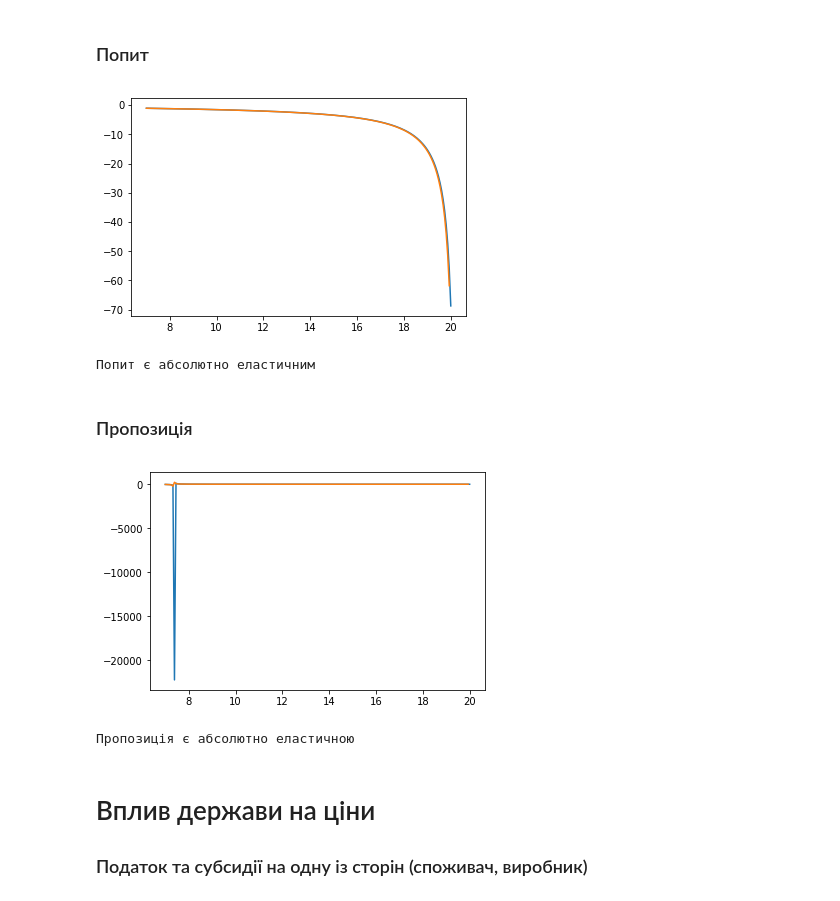
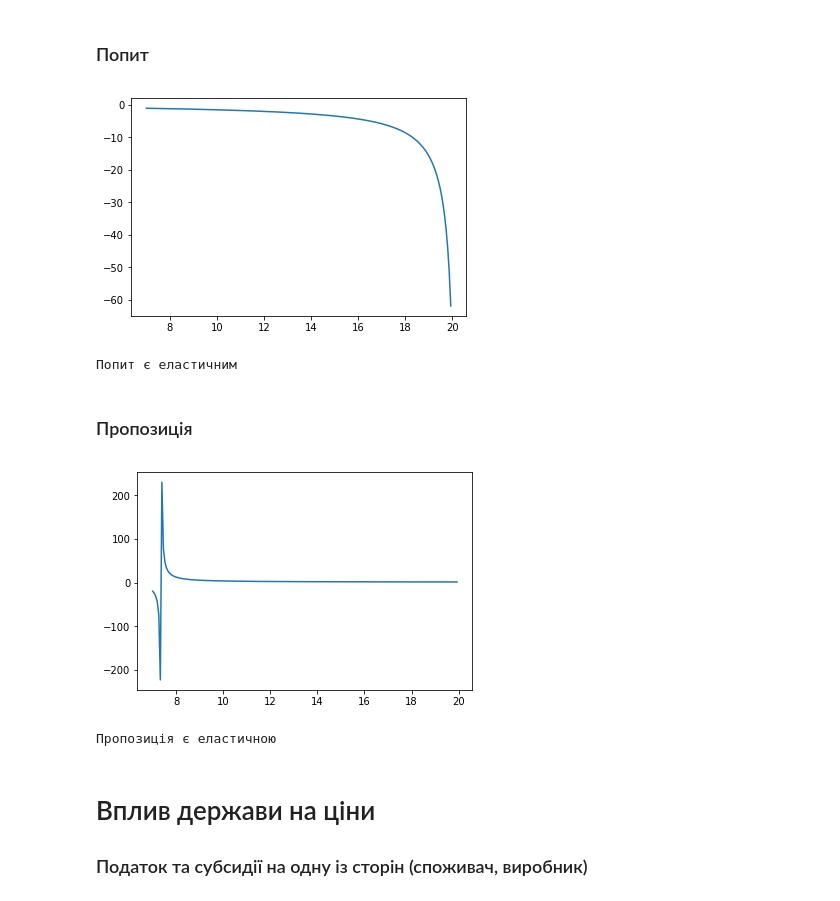
Before and after one commit to Sgeg/Labs, a Jupyter notebook: EkoMod/Lab1/Lab1.ipynb, the cells around one changed output. Drawn from its saved outputs; the diff is of its cells as text; code cells hidden in the pictures.

```diff
--- a/EkoMod/Lab1/Lab1.ipynb
+++ b/EkoMod/Lab1/Lab1.ipynb
@@ -115,14 +115,18 @@ class QModel:
         # lambdified elasticity function for faster usage
         self.elasticity = lambdify(self._P, self._elasticity)
 
+        #Definitions for pretty output
+        self._pretty_Q_f = round(self._regression.coef_[0], 2) * self.f(self._P) + round(self._regression.coef_[1], 2)
+        self._pretty_elasticity = sympy.diff(self._pretty_Q_f, self._P) * self._P / self._pretty_Q_f
+
     def pretty_print(self):
-        return sympy.Eq(self._Q, round(self._regression.coef_[0], 2) * self.f(self._P) + round(self._regression.coef_[1], 2))
+        return sympy.Eq(self._Q, self._pretty_Q_f)
 
     def pretty_print_elasticity(self):
-        return sympy.Eq(self._E, self._elasticity)
+        return sympy.Eq(self._E, self._pretty_elasticity)
 
     def __call__(self, P):
-        return self.Q_f(P)
+        return self.Q_f(np.array(P))
 
 
     def arc_elasticity(self, P): # returns len(values) - 1 numbers
@@ -210,27 +222,25 @@ print("Точка ринкової рівноваги {}стабільна".form
 # %% [markdown]
 ### Попит
 # %%
-plt.plot(prices, Q_d.elasticity(prices))
 plt.plot(prices[:-1], Q_d.arc_elasticity(prices))
 plt.show()
 # %% [output]
-[figure, old version]
+[figure, new version]
 # %%
-print("Попит {}є абсолютно еластичним".format("" if np.all(abs(Q_d.arc_elasticity(prices)) > 1) else "не "))
+print("Попит {}є еластичним".format("" if np.all(abs(Q_d.arc_elasticity(prices)) > 1) else "не "))
 # %% [output]
-Попит є абсолютно еластичним
+Попит є еластичним
 # %% [markdown]
 ### Пропозиція
 # %%
-plt.plot(prices, Q_s.elasticity(prices))
 plt.plot(prices[:-1], Q_s.arc_elasticity(prices))
 plt.show()
 # %% [output]
-[figure, old version]
+[figure, new version]
 # %%
-print("Пропозиція {}є абсолютно еластичною".format("" if np.all(abs(Q_s.arc_elasticity(prices)) > 1) else "не "))
+print("Пропозиція {}є еластичною".format("" if np.all(abs(Q_s.arc_elasticity(prices)) > 1) else "не "))
 # %% [output]
-Пропозиція є абсолютно еластичною
+Пропозиція є еластичною
 # %% [markdown]
 # Вплив держави на ціни
 ### Податок та субсидії на одну із сторін (споживач, виробник)
```
Also changed, not shown: parts of 20 cells of this notebook.
